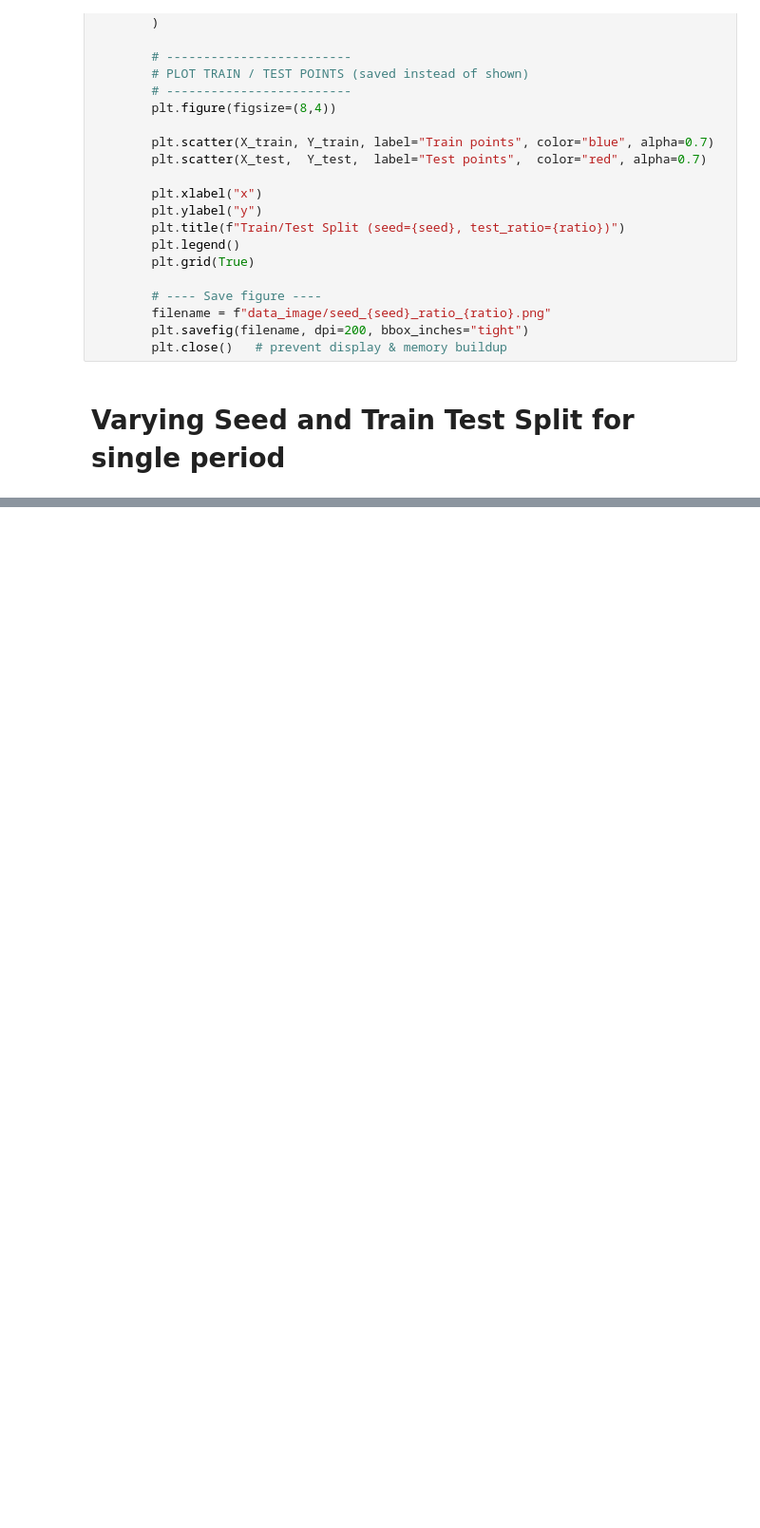
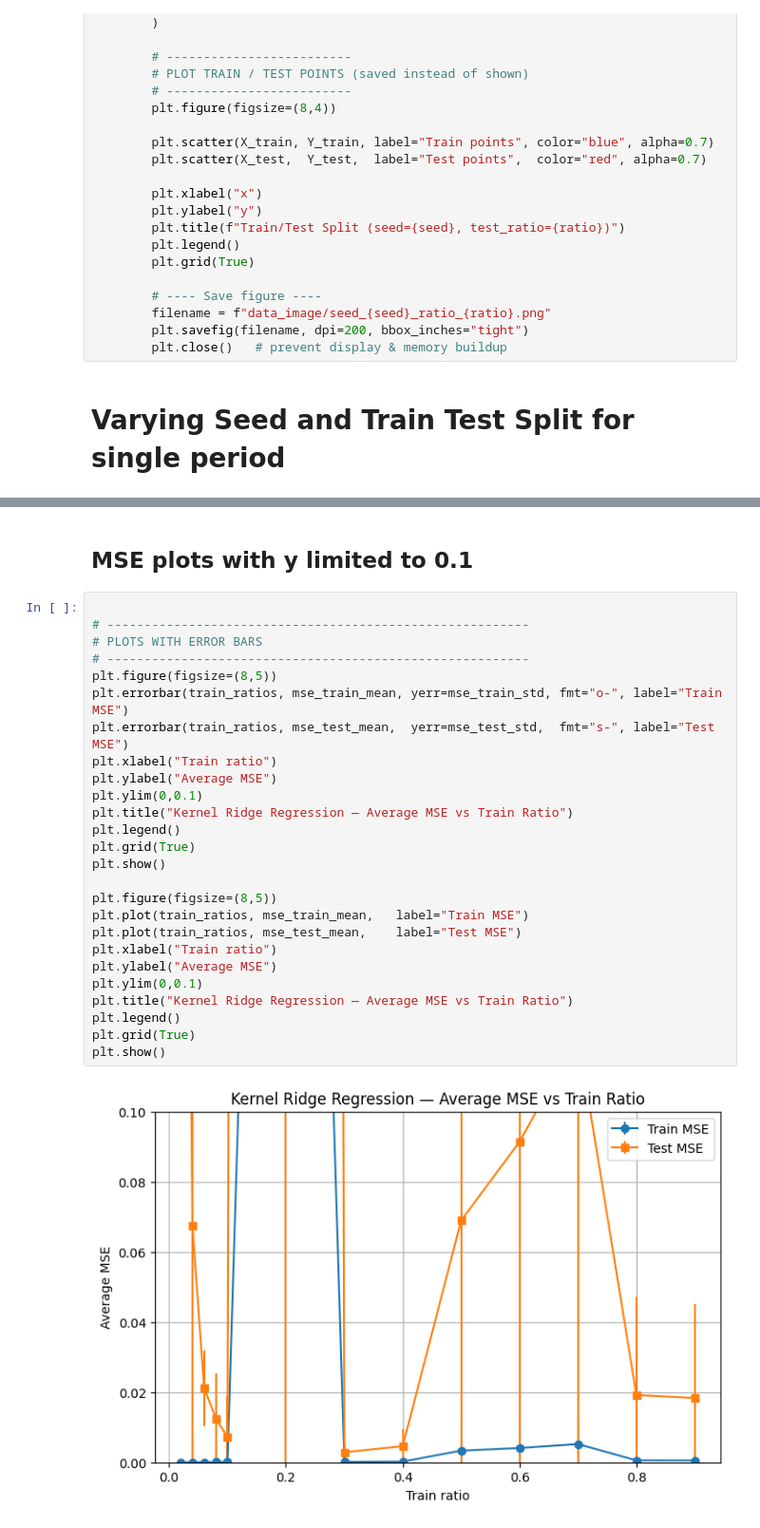
Before and after one commit to RaghavJuyal/Learning-of-Hamiltonian-Dynamics, a Jupyter notebook: Code/krr_Rz_dimx1_compare_train_test_split.ipynb, the cells around one changed output, grey strips where cells are left out. Shown at 95% size. Drawn from its saved outputs; the diff is of its cells as text; blank space fills up the shorter version.

```diff
--- a/Code/krr_Rz_dimx1_compare_train_test_split.ipynb
+++ b/Code/krr_Rz_dimx1_compare_train_test_split.ipynb
@@ -1972,0 +2405,30 @@ for s_idx, seed in enumerate(tqdm(seeds, desc="Sweeping across seeds")):
+# %% [markdown]
+## MSE plots with y limited to 0.1
+# %%
+
+# ---------------------------------------------------------
+# PLOTS WITH ERROR BARS
+# ---------------------------------------------------------
+plt.figure(figsize=(8,5))
+plt.errorbar(train_ratios, mse_train_mean, yerr=mse_train_std, fmt="o-", label="Train MSE")
+plt.errorbar(train_ratios, mse_test_mean,  yerr=mse_test_std,  fmt="s-", label="Test MSE")
+plt.xlabel("Train ratio")
+plt.ylabel("Average MSE")
+plt.ylim(0,0.1)
+plt.title("Kernel Ridge Regression — Average MSE vs Train Ratio")
+plt.legend()
+plt.grid(True)
+plt.show()
+
+plt.figure(figsize=(8,5))
+plt.plot(train_ratios, mse_train_mean,   label="Train MSE")
+plt.plot(train_ratios, mse_test_mean,    label="Test MSE")
+plt.xlabel("Train ratio")
+plt.ylabel("Average MSE")
+plt.ylim(0,0.1)
+plt.title("Kernel Ridge Regression — Average MSE vs Train Ratio")
+plt.legend()
+plt.grid(True)
+plt.show()
+# %% [output]
+[figure, added]
```
Also changed, not shown: parts of 29 cells of this notebook.
